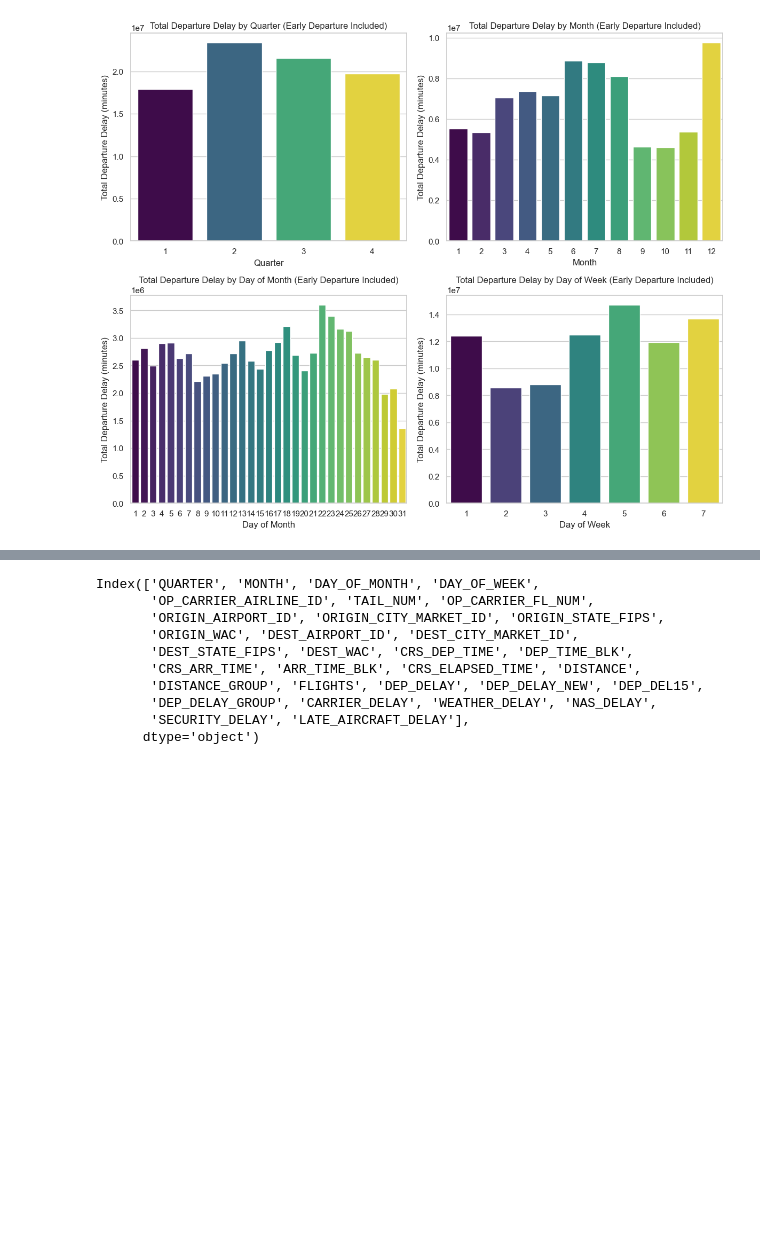
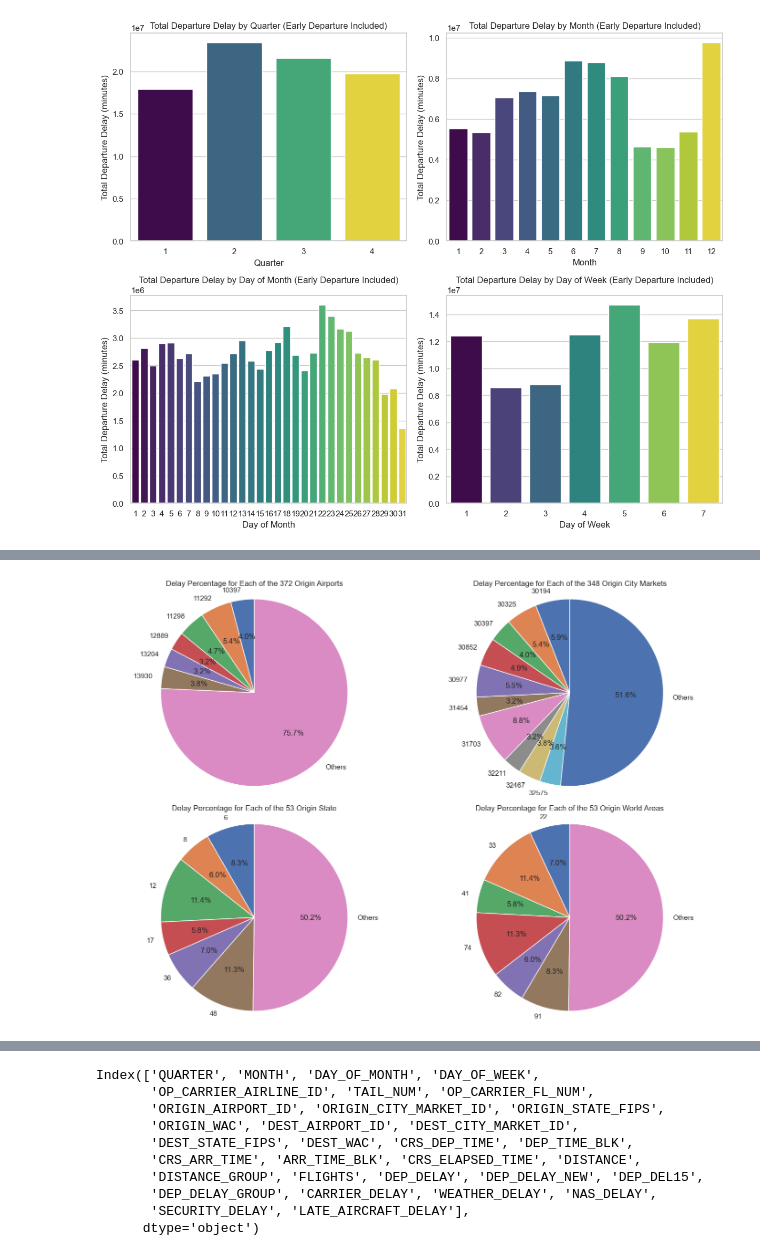
Before and after one commit to MohammedGuniem/Prediction-of-On-time-Flight-Performance, a Jupyter notebook: notebooks/Visualization.ipynb, the cells around one changed output, grey strips where cells are left out. Saved outputs shown, nothing was run; the diff lists cells and outputs as text; code cells hidden in the pictures; blank space fills up the shorter version.

```diff
--- a/notebooks/Visualization.ipynb
+++ b/notebooks/Visualization.ipynb
@@ -341,0 +200,53 @@ plt.show()
+# %%
+# Create a 2x2 subplot
+fig, axs = plt.subplots(2, 2, figsize=(14, 10))
+
+# Group by ORIGIN_AIRPORT_ID and sum DEP_DELAY
+delay_per_ORIGIN_AIRPORT_ID  = df.groupby('ORIGIN_AIRPORT_ID')['DEP_DELAY'].sum().reset_index()
+filtered_sizes, filtered_labels = filter_sizes(
+    labels=delay_per_ORIGIN_AIRPORT_ID['ORIGIN_AIRPORT_ID'],
+    sizes=delay_per_ORIGIN_AIRPORT_ID['DEP_DELAY'],
+    percentage_view_threshold=3
+)
+axs[0, 0].pie(filtered_sizes, labels=filtered_labels, autopct='%1.1f%%', startangle=90)
+axs[0, 0].axis('equal')  # Equal aspect ratio ensures the pie chart is circular
+axs[0, 0].set_title(f'Delay Percentage for Each of the {len(delay_per_ORIGIN_AIRPORT_ID)} Origin Airports')
+
+# Group by ORIGIN_CITY_MARKET_ID and sum DEP_DELAY
+delay_per_ORIGIN_CITY_MARKET_ID  = df.groupby('ORIGIN_CITY_MARKET_ID')['DEP_DELAY'].sum().reset_index()
+filtered_sizes, filtered_labels = filter_sizes(
+    labels=delay_per_ORIGIN_CITY_MARKET_ID['ORIGIN_CITY_MARKET_ID'],
+    sizes=delay_per_ORIGIN_CITY_MARKET_ID['DEP_DELAY'],
+    percentage_view_threshold=3
+)
+axs[0, 1].pie(filtered_sizes, labels=filtered_labels, autopct='%1.1f%%', startangle=90)
+axs[0, 1].axis('equal')  # Equal aspect ratio ensures the pie chart is circular
+axs[0, 1].set_title(f'Delay Percentage for Each of the {len(delay_per_ORIGIN_CITY_MARKET_ID)} Origin City Markets')
+
+# Group by ORIGIN_STATE_FIPS and sum DEP_DELAY
+delay_per_ORIGIN_STATE_FIPS  = df.groupby('ORIGIN_STATE_FIPS')['DEP_DELAY'].sum().reset_index()
+filtered_sizes, filtered_labels = filter_sizes(
+    labels=delay_per_ORIGIN_STATE_FIPS['ORIGIN_STATE_FIPS'],
+    sizes=delay_per_ORIGIN_STATE_FIPS['DEP_DELAY'],
+    percentage_view_threshold=5
+)
+axs[1, 0].pie(filtered_sizes, labels=filtered_labels, autopct='%1.1f%%', startangle=90)
+axs[1, 0].axis('equal')  # Equal aspect ratio ensures the pie chart is circular
+axs[1, 0].set_title(f'Delay Percentage for Each of the {len(delay_per_ORIGIN_STATE_FIPS)} Origin State')
+
+# Group by ORIGIN_WAC and sum DEP_DELAY
+delay_per_ORIGIN_WAC  = df.groupby('ORIGIN_WAC')['DEP_DELAY'].sum().reset_index()
+filtered_sizes, filtered_labels = filter_sizes(
+    labels=delay_per_ORIGIN_WAC['ORIGIN_WAC'],
+    sizes=delay_per_ORIGIN_WAC['DEP_DELAY'],
+    percentage_view_threshold=5
+)
+axs[1, 1].pie(filtered_sizes, labels=filtered_labels, autopct='%1.1f%%', startangle=90)
+axs[1, 1].axis('equal')  # Equal aspect ratio ensures the pie chart is circular
+axs[1, 1].set_title(f'Delay Percentage for Each of the {len(delay_per_ORIGIN_WAC)} Origin World Areas')
+
+# Adjust layout
+plt.tight_layout()
+plt.show()
+# %% [output]
+[figure, added]
```
Also changed, not shown: parts of 18 cells of this notebook.
